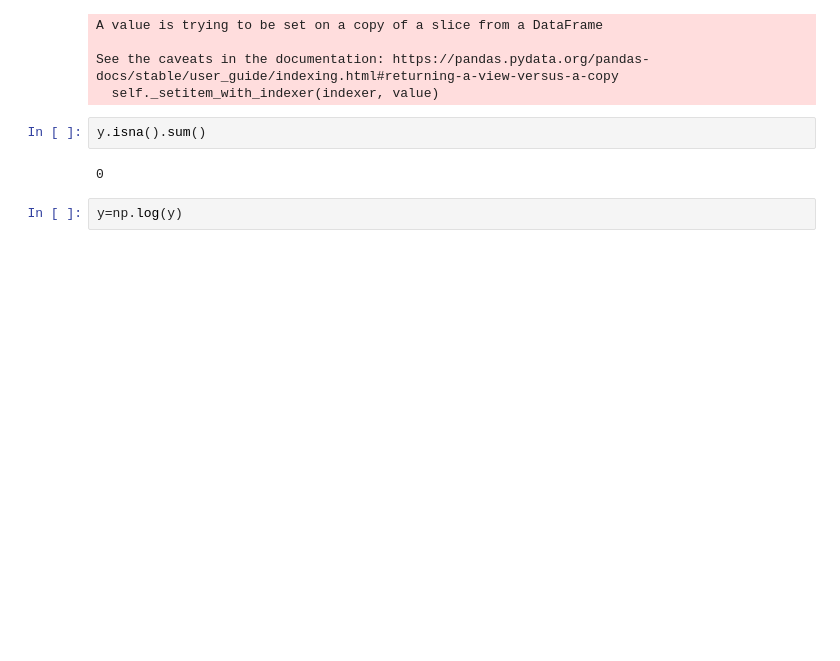
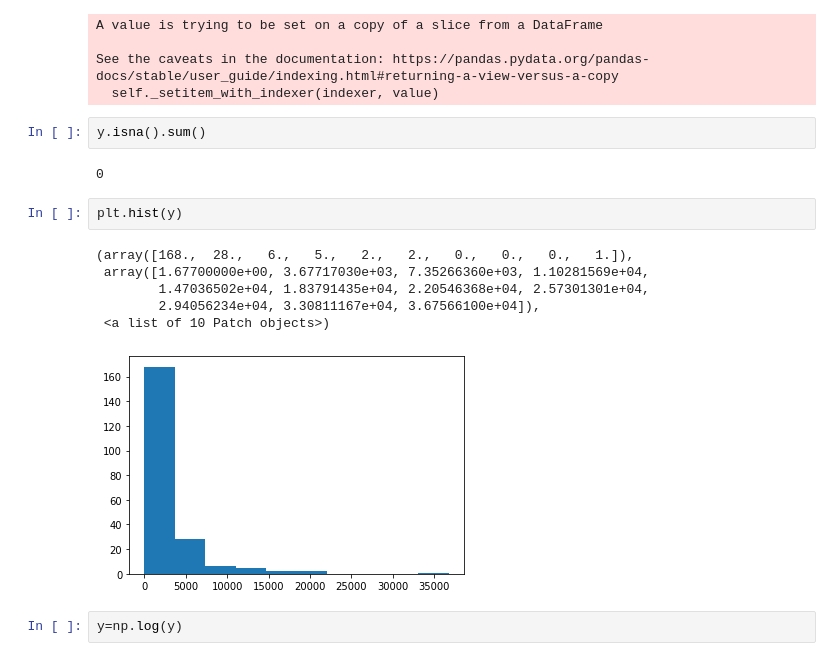
Before and after one commit to sherna90/mineria_datos, a Jupyter notebook: 3.-modelos_lineales.ipynb, the cells around one changed output. Cells and saved outputs as stored; diff of their text form; blank space fills up the shorter version.

```diff
--- a/3.-modelos_lineales.ipynb
+++ b/3.-modelos_lineales.ipynb
@@ -289,5 +289,14 @@ See the caveats in the documentation: https://pandas.pydata.org/pandas-docs/stab
 y.isna().sum()
 # %% [output]
 0
+# %%
+plt.hist(y)
+# %% [output]
+(array([168.,  28.,   6.,   5.,   2.,   2.,   0.,   0.,   0.,   1.]),
+ array([1.67700000e+00, 3.67717030e+03, 7.35266360e+03, 1.10281569e+04,
+        1.47036502e+04, 1.83791435e+04, 2.20546368e+04, 2.57301301e+04,
+        2.94056234e+04, 3.30811167e+04, 3.67566100e+04]),
+ <a list of 10 Patch objects>)
+[figure, added]
 # %%
 y=np.log(y)
```
Also changed, not shown: parts of 4 cells of this notebook.
